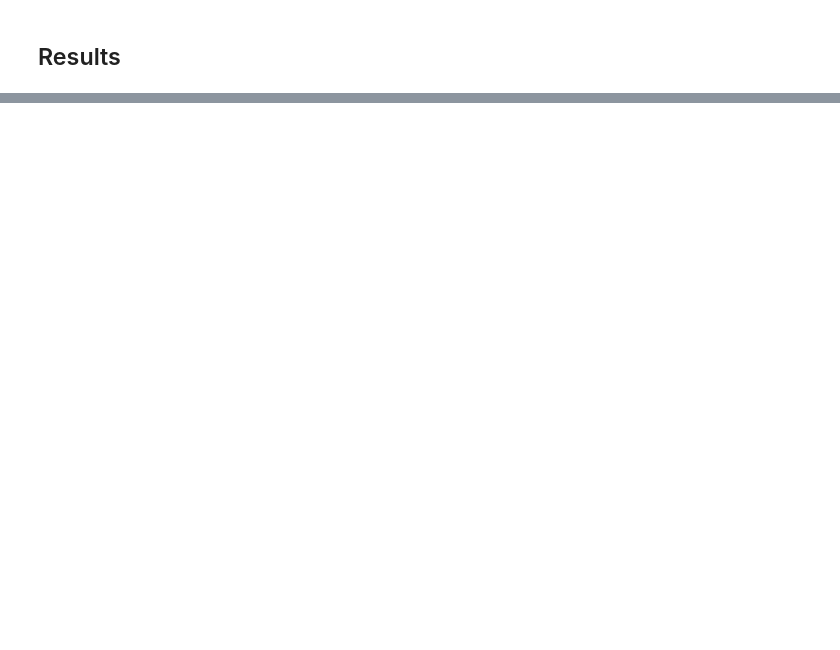
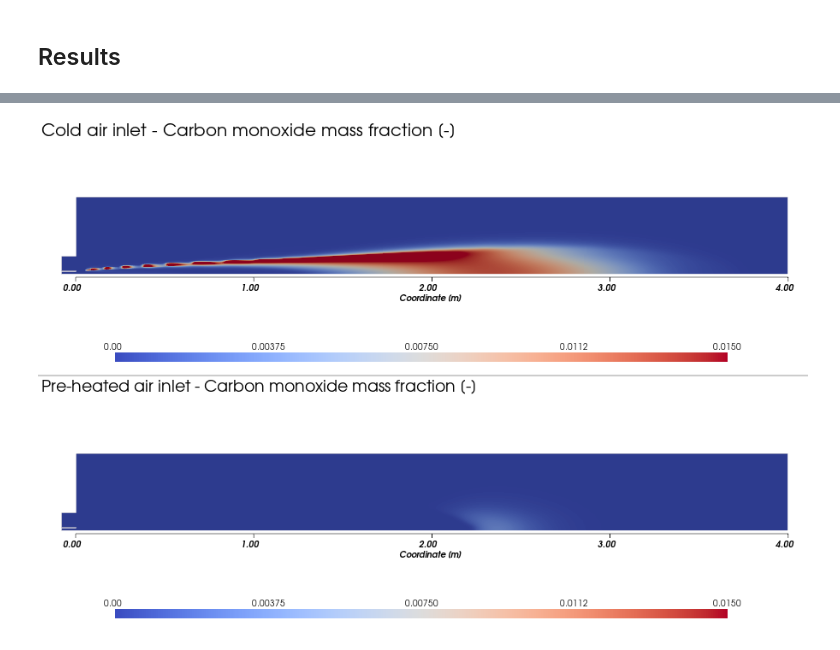
Before and after one commit to wallytutor/OpenFOAM, a Jupyter notebook: tutorials/multicomponentFluid/methaneAirSentivity/report.ipynb, the cells around one changed output, grey strips where cells are left out. Drawn from its saved outputs; the diff is of its cells as text; code cells hidden in the pictures; blank space fills up the shorter version.

```diff
--- a/tutorials/multicomponentFluid/methaneAirSentivity/report.ipynb
+++ b/tutorials/multicomponentFluid/methaneAirSentivity/report.ipynb
@@ -36,3 +38,19 @@ format:
+# %%
+%load_ext autoreload
+%autoreload 2
+
+import numpy as np
+import majordome as mj
+import pyvista as pv
+from IPython.display import Markdown, display
+
+import methane_air as ma
+
+supply, table_fuel1, table_oxid1 = ma.load_setup_shared(air_temp=25)
+supply, table_fuel2, table_oxid2 = ma.load_setup_shared(air_temp=300)
+
+mesh1 = ma.load_case("solution.1", True, show_plot=False, verbose=False)
+mesh2 = ma.load_case("solution.2", True, show_plot=False, verbose=False)
 # %% [markdown]
 ## Process conditions
 # %% [markdown]
@@ -73,5 +143,2 @@ display(Markdown(table_oxid2))
 # %% [markdown]
 ## Results
-# %%
-mesh1 = ma.load_case("solution.1", True)
-mesh2 = ma.load_case("solution.2", True)
@@ -102,8 +181,10 @@ ma.plot_comparison(
 # %%
 #| echo: false
 #| fig-align: center
 #| fig-cap: Carbon monoxide mass fraction fields [-].
 #| label: fig-field-carbon-monoxide
 ma.plot_comparison(
-    mesh1, mesh2, scalar="CO", cmap="coolwarm", clim=[0.0, 0.01]
+    mesh1, mesh2, scalar="CO", cmap="coolwarm", clim=[0.0, 0.015]
 )
+# %% [output]
+[figure, added]
```
Also changed, not shown: parts of 25 cells of this notebook, 2 other files.
